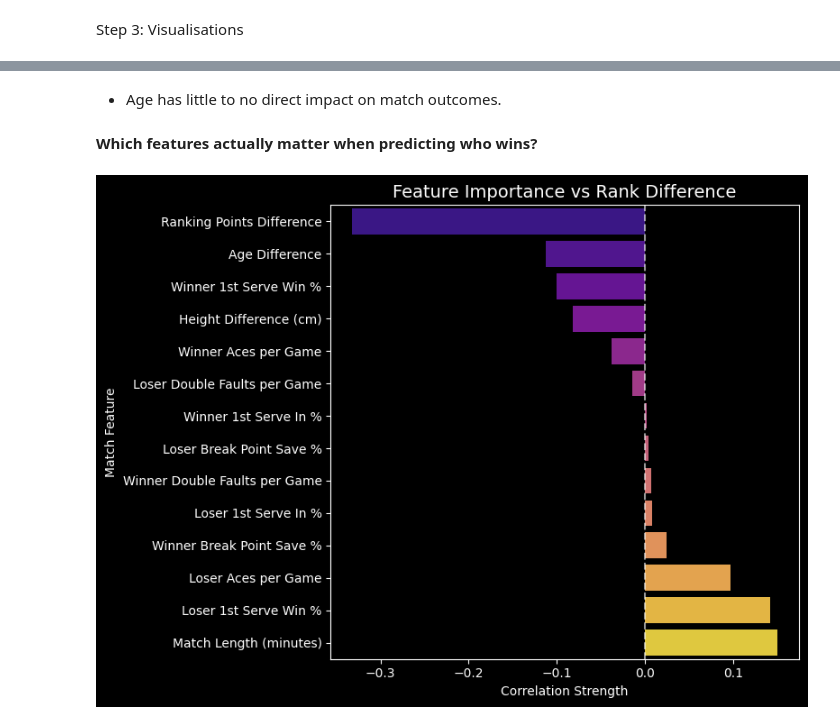
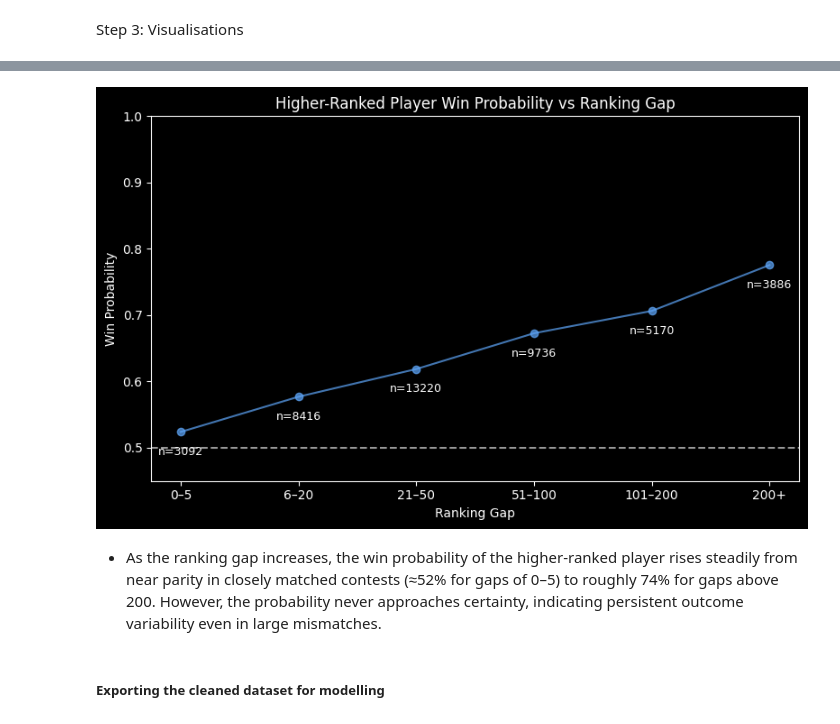
Before and after one commit to Shravani018/ao2026-montecarlo, a Jupyter notebook: EDA.ipynb, the cells around one changed output, grey strips where cells are left out. Cells and saved outputs as stored; diff of their text form; code cells hidden in the pictures.

Commit message:
Updated EDA + model +dashboard

```diff
--- a/EDA.ipynb
+++ b/EDA.ipynb
@@ -334,4 +181,0 @@ plt.show()
-# %% [markdown]
-- Age has little to no direct impact on match outcomes.
-# %% [markdown]
-**Which features actually matter when predicting who wins?**
@@ -357,27 +181,0 @@ feature_name_map = {
-# %%
-plt.style.use('dark_background')
-feature_corr = (
-    ao_data[feature_set]
-    .corr()['rank_diff']
-    .drop('rank_diff')
-    .sort_values()
-)
-feature_corr.index = feature_corr.index.map(
-    lambda x: feature_name_map.get(x, x)
-)
-plt.figure(figsize=(8,6))
-sns.barplot(
-    x=feature_corr.values,
-    y=feature_corr.index,
-    palette='plasma'
-)
-plt.axvline(0, color='white', linestyle='--', alpha=0.6)
-plt.title(
-    'Feature Importance vs Rank Difference',
-    fontsize=14)
-plt.xlabel('Correlation Strength')
-plt.ylabel('Match Feature')
-plt.tight_layout()
-plt.show()
-# %% [output]
-[figure, removed]
@@ -387,0 +182,42 @@ df.to_csv('./atp_match_data_cleaned.csv', index=False)
+# %%
+plt.style.use("dark_background")
+
+# ensure correct rank gap
+df = df.dropna(subset=["winner_rank", "loser_rank"]).copy()
+df["rank_gap"] = (df["winner_rank"] - df["loser_rank"]).abs()
+df["favorite_win"] = (df["winner_rank"] < df["loser_rank"]).astype(int)
+
+bins = [0, 5, 20, 50, 100, 200, 2000]
+labels = ["0–5", "6–20", "21–50", "51–100", "101–200", "200+"]
+
+df["gap_bin"] = pd.cut(df["rank_gap"], bins=bins, labels=labels)
+
+win_rate = df.groupby("gap_bin")["favorite_win"].mean()
+counts = df.groupby("gap_bin").size()
+
+plt.figure(figsize=(8,5))
+plt.plot(
+    win_rate.index.astype(str),
+    win_rate.values,
+    marker="o",
+    color="#5EA5F7B8"
+)
+
+plt.axhline(0.5, linestyle="--", alpha=0.6)
+plt.ylim(0.45, 1.0)
+
+# annotate sample sizes
+for i, c in enumerate(counts):
+    plt.text(i, win_rate.iloc[i] - 0.035, f"n={c}", ha="center", fontsize=9)
+
+plt.title("Higher-Ranked Player Win Probability vs Ranking Gap")
+plt.xlabel("Ranking Gap")
+plt.ylabel("Win Probability")
+plt.tight_layout()
+plt.show()
+# %% [output]
+[figure, added]
+# %% [markdown]
+- As the ranking gap increases, the win probability of the higher-ranked player rises steadily from near parity in closely matched contests (≈52% for gaps of 0–5) to roughly 74% for gaps above 200. However, the probability never approaches certainty, indicating persistent outcome variability even in large mismatches.
+# %% [markdown]
+##### Exporting the cleaned dataset for modelling
```
Also changed, not shown: parts of 36 cells of this notebook, 14 other files.
